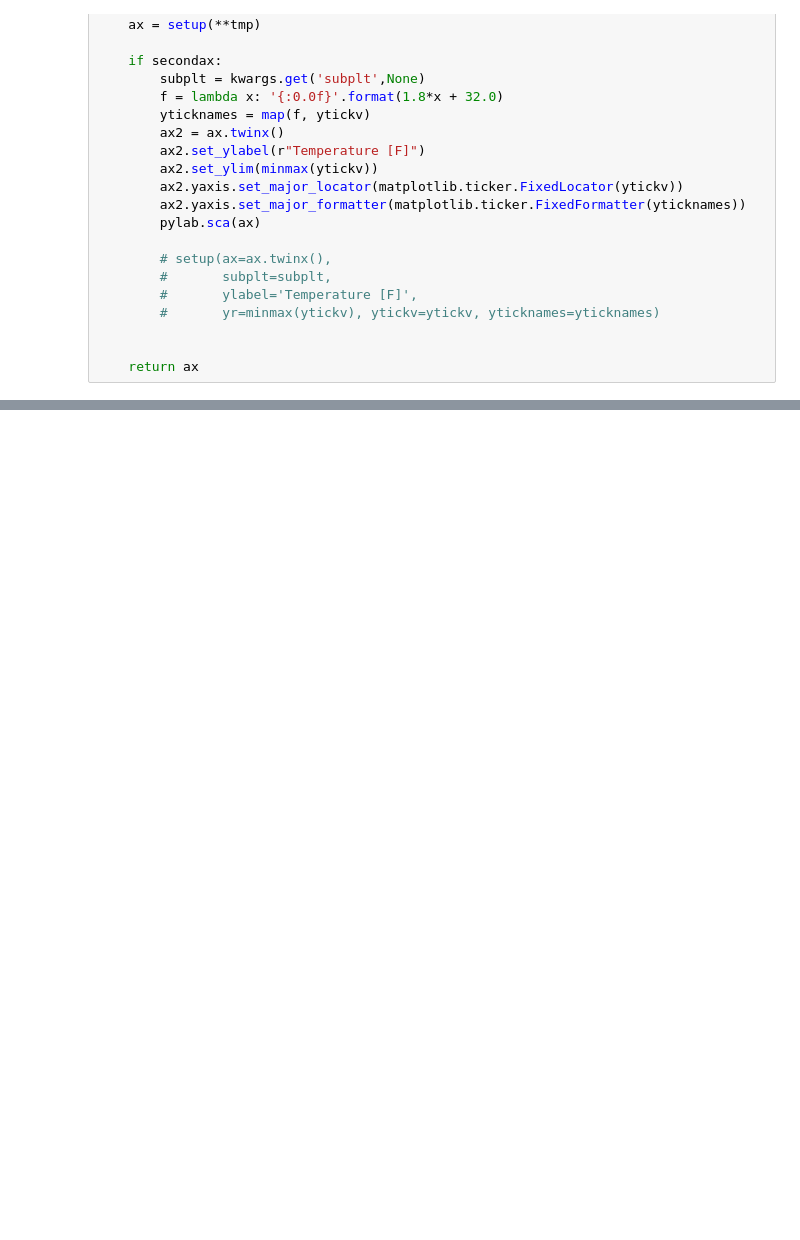
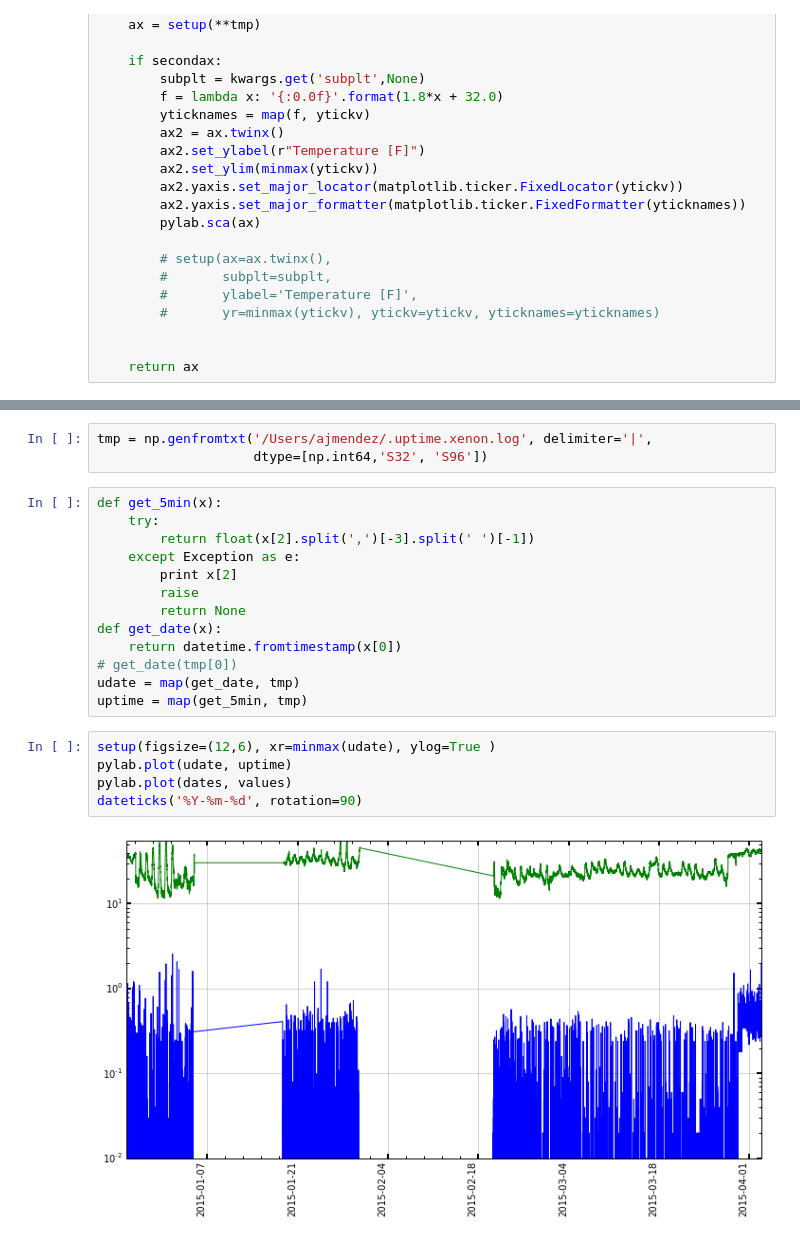
Before and after one commit to ajmendez/templog, a Jupyter notebook: notebook/xenon.ipynb, the cells around one changed output, grey strips where cells are left out. Drawn from its saved outputs; the diff is of its cells as text; blank space fills up the shorter version.

Commit message:
xenon uptime

```diff
--- a/notebook/xenon.ipynb
+++ b/notebook/xenon.ipynb
@@ -228,0 +237,23 @@ plot_recent(256)
+# %%
+tmp = np.genfromtxt('/Users/ajmendez/.uptime.xenon.log', delimiter='|',
+                    dtype=[np.int64,'S32', 'S96'])
+# %%
+def get_5min(x):
+    try:
+        return float(x[2].split(',')[-3].split(' ')[-1])
+    except Exception as e:
+        print x[2]
+        raise
+        return None
+def get_date(x):
+    return datetime.fromtimestamp(x[0])
+# get_date(tmp[0])
+udate = map(get_date, tmp)
+uptime = map(get_5min, tmp)
+# %%
+setup(figsize=(12,6), xr=minmax(udate), ylog=True )
+pylab.plot(udate, uptime)
+pylab.plot(dates, values)
+dateticks('%Y-%m-%d', rotation=90)
+# %% [output]
+[figure, added]
```
Also changed, not shown: parts of 9 cells of this notebook, 2 other files.
